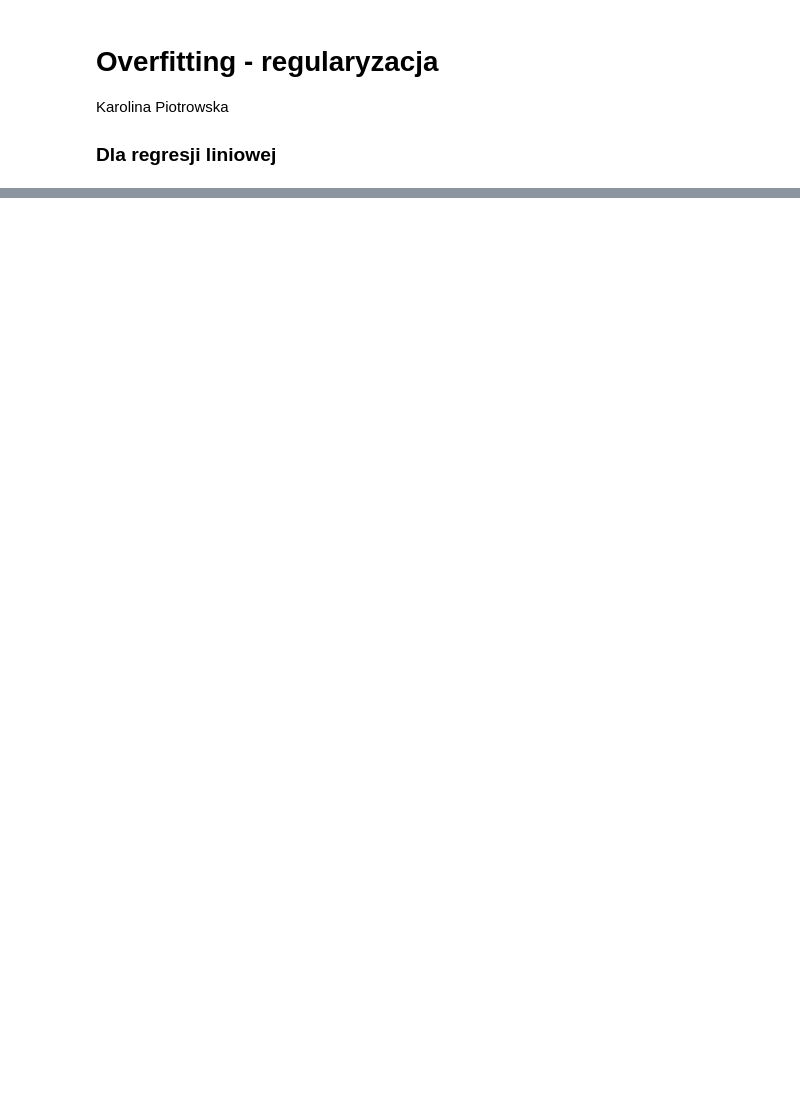
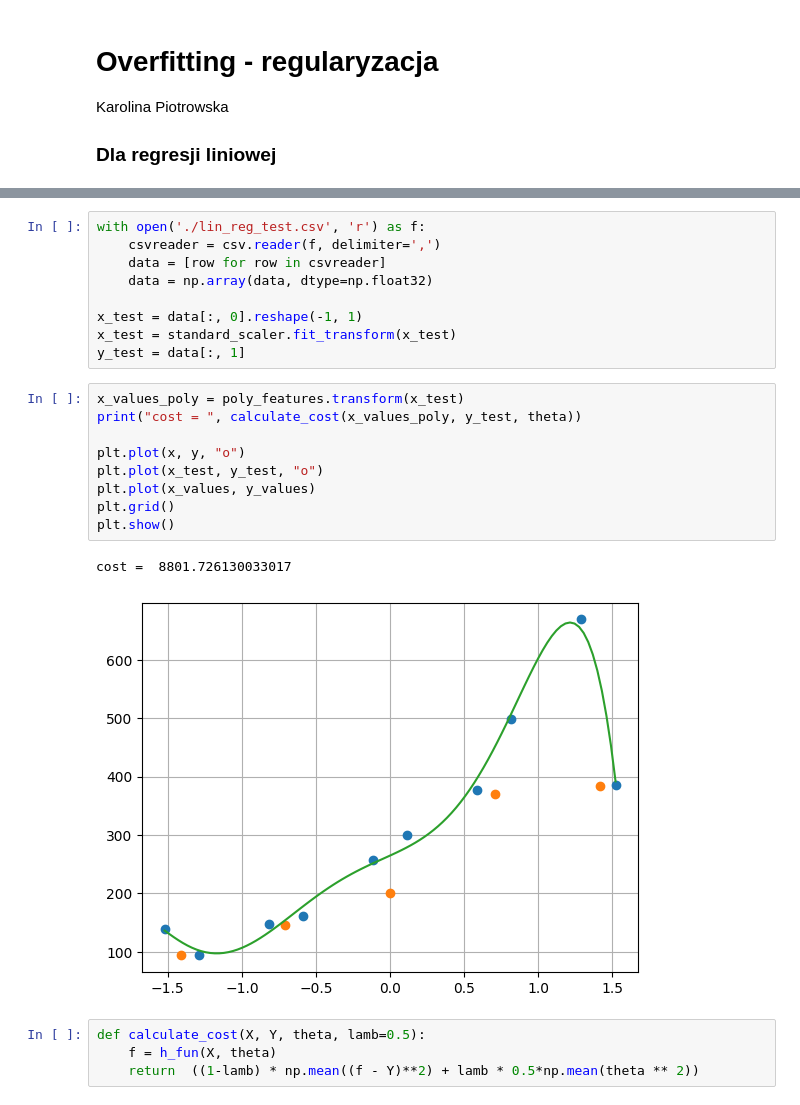
Before and after one commit to kapiotrow/ML, a Jupyter notebook: lab4/lab4.ipynb, the cells around one changed output, grey strips where cells are left out. Cells and saved outputs as stored; diff of their text form; blank space fills up the shorter version.

```diff
--- a/lab4/lab4.ipynb
+++ b/lab4/lab4.ipynb
@@ -93,0 +85,25 @@ ValueError: matmul: Input operand 1 has a mismatch in its core dimension 0, with
+# %%
+with open('./lin_reg_test.csv', 'r') as f:
+    csvreader = csv.reader(f, delimiter=',')
+    data = [row for row in csvreader]
+    data = np.array(data, dtype=np.float32)
+
+x_test = data[:, 0].reshape(-1, 1)
+x_test = standard_scaler.fit_transform(x_test)
+y_test = data[:, 1]
+# %%
+x_values_poly = poly_features.transform(x_test)
+print("cost = ", calculate_cost(x_values_poly, y_test, theta))
+
+plt.plot(x, y, "o")
+plt.plot(x_test, y_test, "o")
+plt.plot(x_values, y_values)
+plt.grid()
+plt.show()
+# %% [output]
+cost =  8801.726130033017
+[figure, added]
+# %%
+def calculate_cost(X, Y, theta, lamb=0.5):
+    f = h_fun(X, theta)
+    return  ((1-lamb) * np.mean((f - Y)**2) + lamb * 0.5*np.mean(theta ** 2))
```
Also changed, not shown: parts of 22 cells of this notebook, 1 other file.
